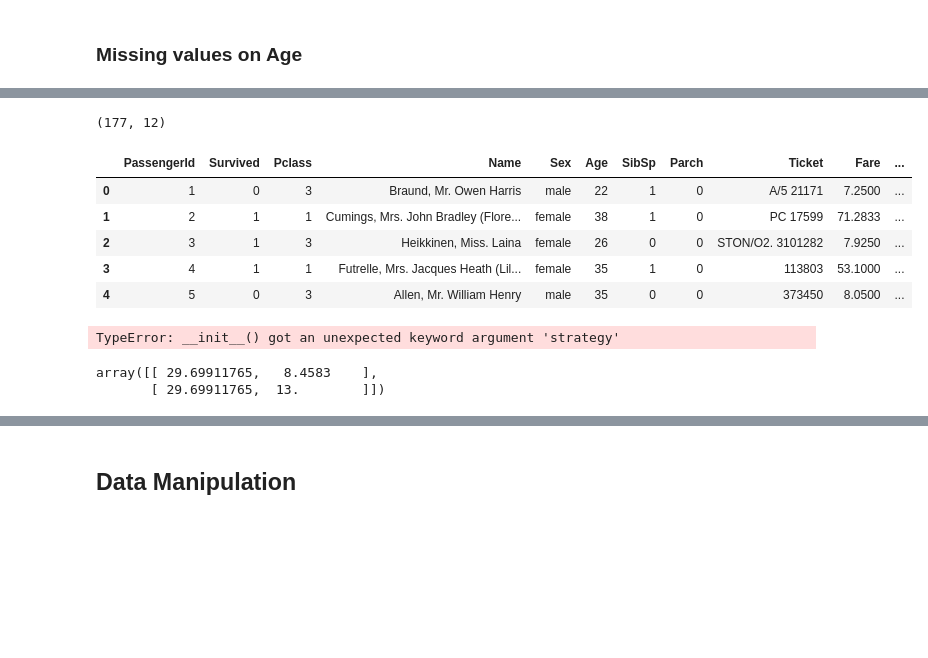
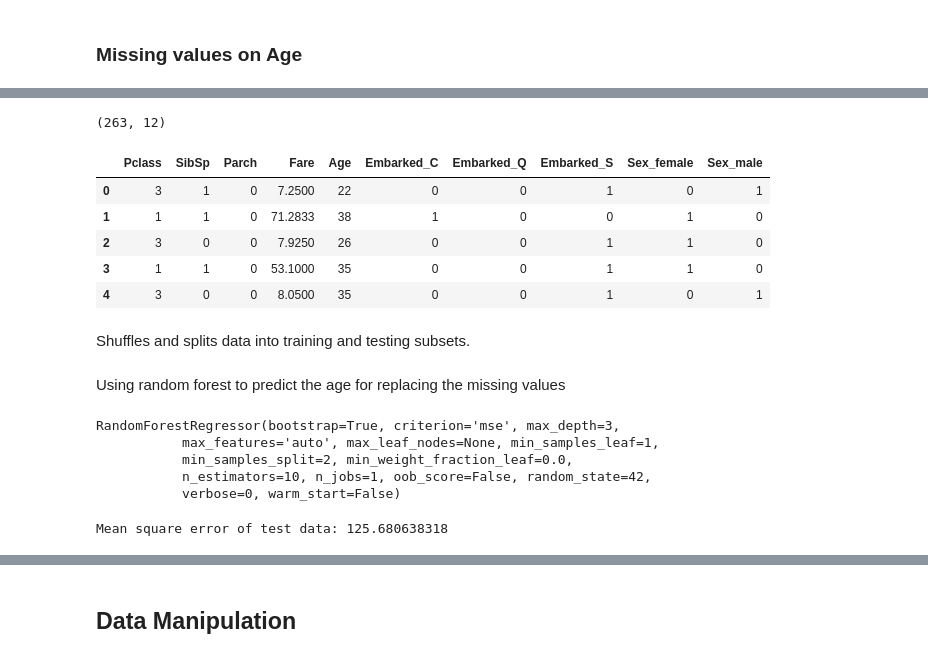
Before and after one commit to ArthurLu/Kaggle.Titanic, a Jupyter notebook: notebook.ipynb, the cells around one changed output, grey strips where cells are left out. Drawn from its saved outputs; the diff is of its cells as text; code cells hidden in the pictures; blank space fills up the shorter version.

Commit message:
Feat: Adding data cleaning on missing values of Age by random forest regressor

```diff
--- a/notebook.ipynb
+++ b/notebook.ipynb
@@ -207,4 +207,6 @@ There are higher percentage of missing values on Age than other features, which
+# %%
+full = pd.concat([train, test], ignore_index=True)
 # %%
-train[train.Age.isnull()].shape
+full[full.Age.isnull()].shape
 # %% [output]
-(177, 12)
+(263, 12)
@@ -213,9 +213,13 @@ from sklearn.ensemble import RandomForestRegressor
+# %%
+full = full[['Pclass', 'Sex', 'SibSp', 'Parch', 'Fare', 'Embarked', 'Age']]
+# %%
+full = pd.get_dummies(full, columns=['Embarked', 'Sex'])
 # %%
-train.head()
+full.head()
 # %% [output]
-|  | PassengerId | Survived | Pclass | Name | Sex | Age | SibSp | Parch | Ticket | Fare | ... |
-| 0 | 1 | 0 | 3 | Braund, Mr. Owen Harris | male | 22 | 1 | 0 | A/5 21171 | 7.2500 | ... |
-| 1 | 2 | 1 | 1 | Cumings, Mrs. John Bradley (Flore... | female | 38 | 1 | 0 | PC 17599 | 71.2833 | ... |
-| 2 | 3 | 1 | 3 | Heikkinen, Miss. Laina | female | 26 | 0 | 0 | STON/O2. 3101282 | 7.9250 | ... |
-| 3 | 4 | 1 | 1 | Futrelle, Mrs. Jacques Heath (Lil... | female | 35 | 1 | 0 | 113803 | 53.1000 | ... |
-| 4 | 5 | 0 | 3 | Allen, Mr. William Henry | male | 35 | 0 | 0 | 373450 | 8.0500 | ... |
+|  | Pclass | SibSp | Parch | Fare | Age | Embarked_C | Embarked_Q | Embarked_S | Sex_female | Sex_male |
+| 0 | 3 | 1 | 0 | 7.2500 | 22 | 0 | 0 | 1 | 0 | 1 |
+| 1 | 1 | 1 | 0 | 71.2833 | 38 | 1 | 0 | 0 | 1 | 0 |
+| 2 | 3 | 0 | 0 | 7.9250 | 26 | 0 | 0 | 1 | 1 | 0 |
+| 3 | 1 | 1 | 0 | 53.1000 | 35 | 0 | 0 | 1 | 1 | 0 |
+| 4 | 3 | 0 | 0 | 8.0500 | 35 | 0 | 0 | 1 | 0 | 1 |
@@ -227,13 +226,2 @@ y_test = train[train.Age.isnull()].Age
-# %%
-rf = RandomForestRegressor(strategy='entropy')
-rf.fit(X_train, y_train)
-rf.predict(X_test)
-# %% [output]
-TypeError: __init__() got an unexpected keyword argument 'strategy'
-# %%
-imputer = Imputer()
-imputer.fit_transform(train[['Age','Fare']])[[5,17]]
-# imputer.transform(train[train.Age.isnull()].Age)
-# %% [output]
-array([[ 29.69911765,   8.4583    ],
-       [ 29.69911765,  13.        ]])
+# %% [markdown]
+Shuffles and splits data into training and testing subsets.
@@ -239,0 +233,25 @@ array([[ 29.69911765,   8.4583    ],
+# %% [markdown]
+Using random forest to predict the age for replacing the missing values
+# %%
+from sklearn.ensemble import RandomForestRegressor
+from sklearn.metrics import mean_squared_error
+from sklearn.metrics import make_scorer
+from sklearn import grid_search
+
+rf = RandomForestRegressor(random_state=42)
+parameters = {'max_depth': [1,3,5], 'min_samples_leaf':[1,3,5]}
+scoring_function = make_scorer(mean_squared_error, greater_is_better=False)
+
+reg = grid_search.GridSearchCV(rf, param_grid=parameters, scoring=scoring_function)
+reg.fit(X_train, y_train)
+print reg.best_estimator_
+# %% [output]
+RandomForestRegressor(bootstrap=True, criterion='mse', max_depth=3,
+           max_features='auto', max_leaf_nodes=None, min_samples_leaf=1,
+           min_samples_split=2, min_weight_fraction_leaf=0.0,
+           n_estimators=10, n_jobs=1, oob_score=False, random_state=42,
+           verbose=0, warm_start=False)
+# %%
+print "Mean square error of test data: {}".format(mean_squared_error(y_test, reg.predict(X_test)))
+# %% [output]
+Mean square error of test data: 125.680638318
```
Also changed, not shown: parts of 9 cells of this notebook.
